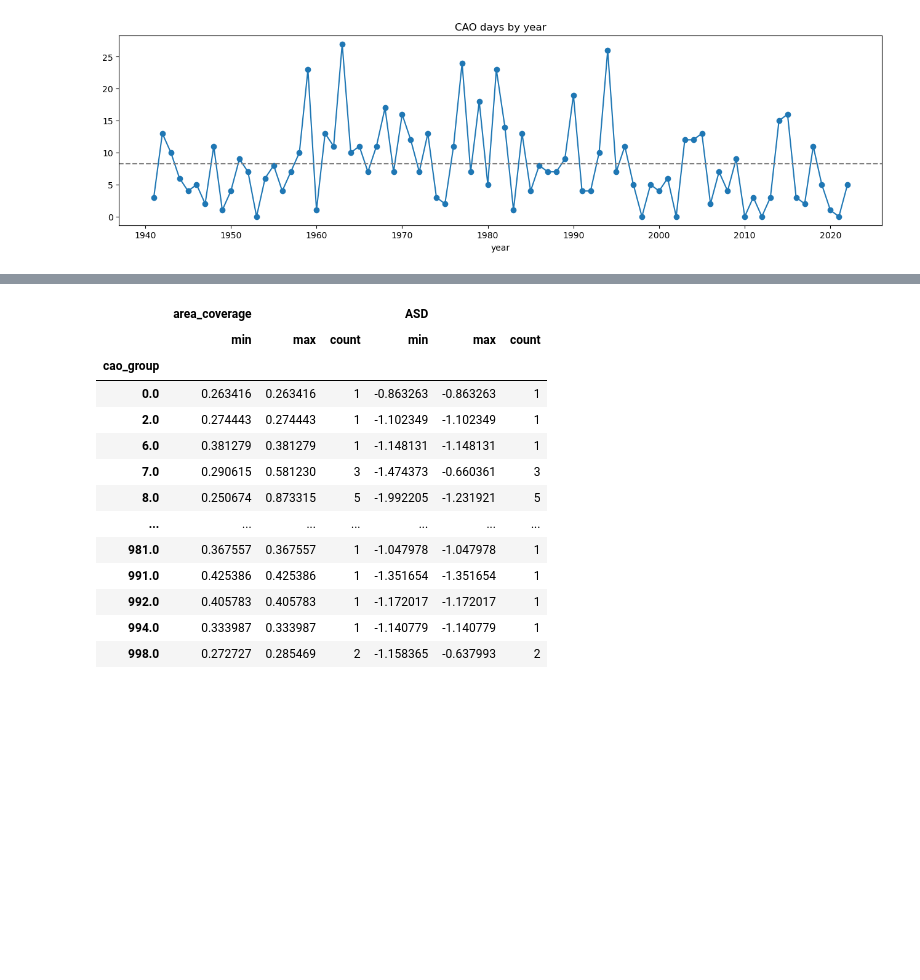
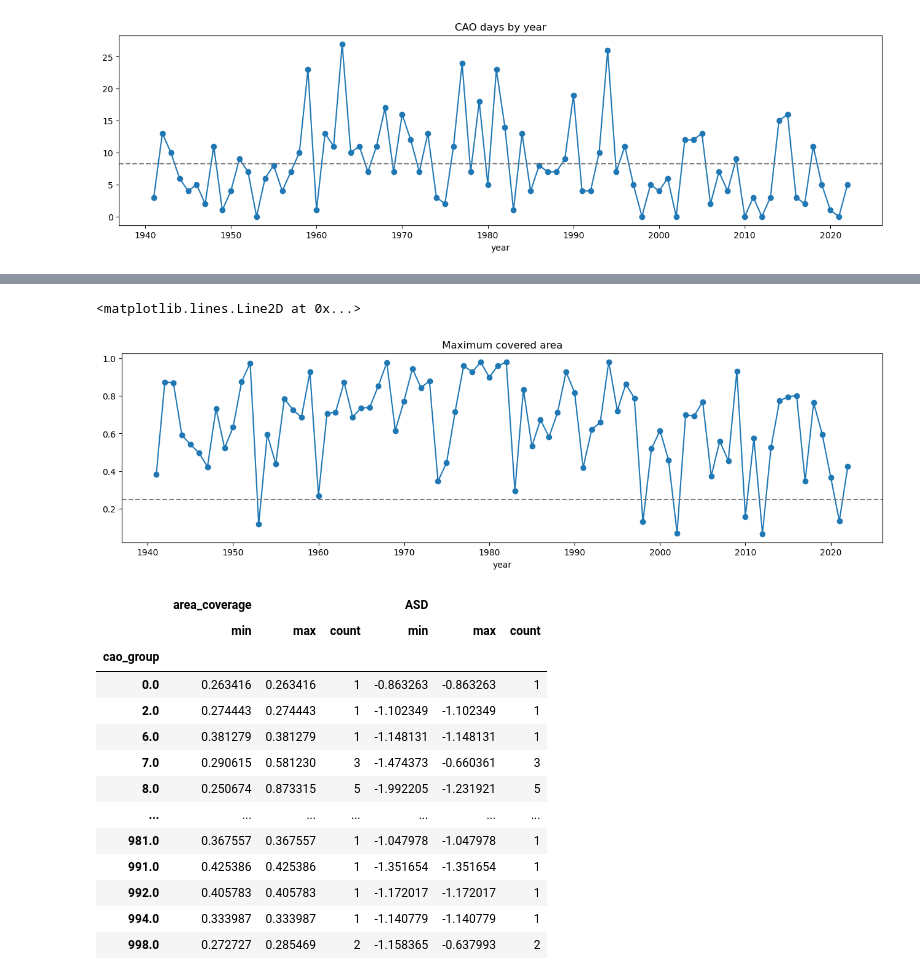
Before and after one commit to britols/bee6310_final_project, a Jupyter notebook: notebooks/set_CAO_events.ipynb, the cells around one changed output, grey strips where cells are left out. Drawn from its saved outputs; the diff is of its cells as text; code cells hidden in the pictures; blank space fills up the shorter version.

```diff
--- a/notebooks/set_CAO_events.ipynb
+++ b/notebooks/set_CAO_events.ipynb
@@ -163,3 +167,11 @@ np.float64(8.24390243902439)
+# %%
+plt.figure(figsize=(16,4))
+merged_df.groupby("year")["area_coverage"].max().plot(style='-o')
+plt.title("Maximum covered area")
+plt.axhline(.25,linestyle="--",color="gray")
+# %% [output]
+<matplotlib.lines.Line2D at 0x...>
+[figure, added]
 # %%
 df_cao_on = merged_df[merged_df["area_coverage"]>0.25]
 df_cao_on_summary=df_cao_on[["area_coverage",'ASD']].groupby(df_cao_on["cao_group"]).agg({'min','max', 'count'})
```
Also changed, not shown: parts of 3 cells of this notebook.
